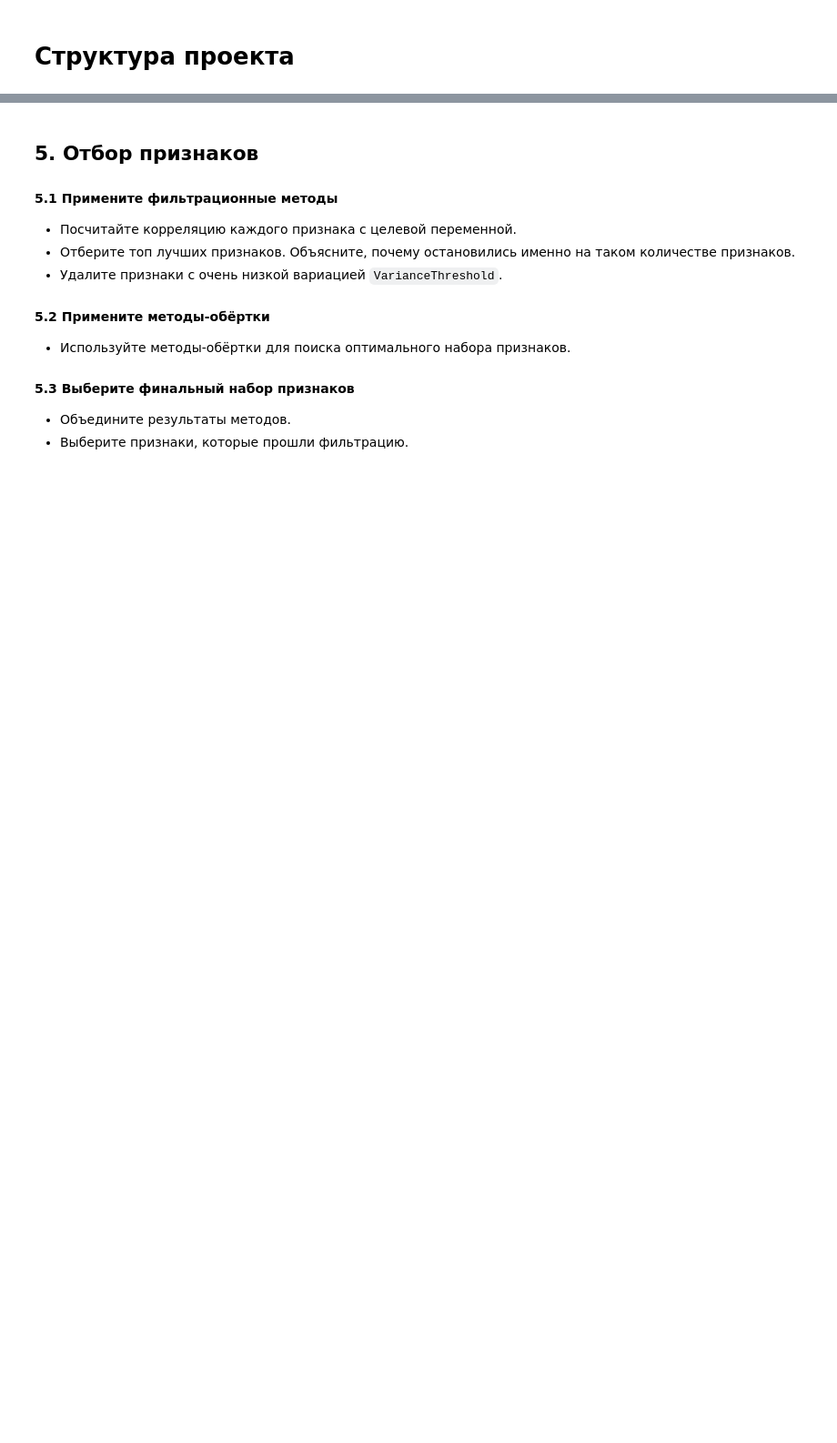
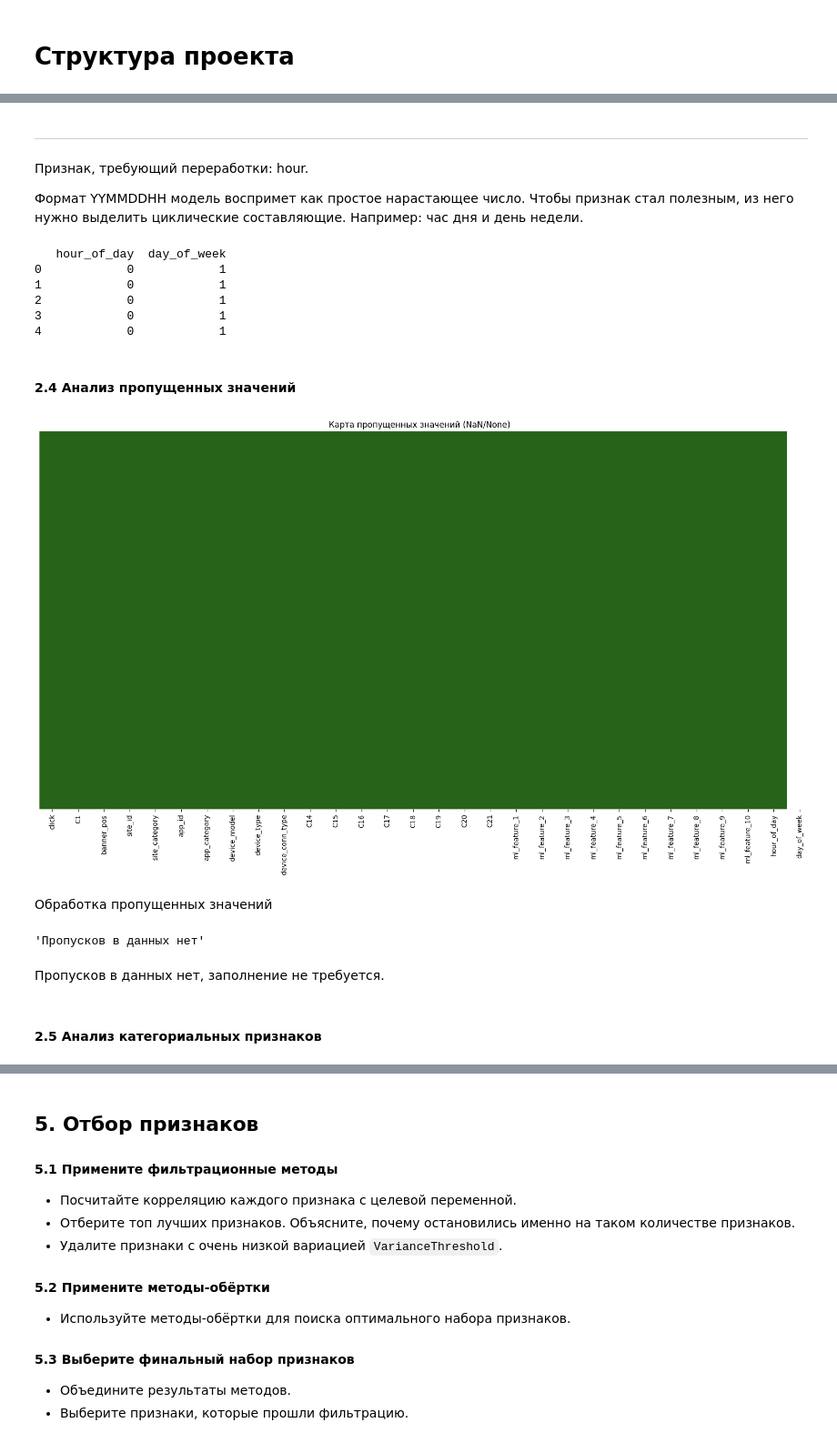
Before and after one commit to KatsayArtemDev/ml, a Jupyter notebook: classification/advandex_click/advandex_click_predictor.ipynb, the cells around one changed output, grey strips where cells are left out. Shown at 91% size. Drawn from its saved outputs; the diff is of its cells as text; code cells hidden in the pictures; blank space fills up the shorter version.

```diff
--- a/classification/advandex_click/advandex_click_predictor.ipynb
+++ b/classification/advandex_click/advandex_click_predictor.ipynb
@@ -60,0 +378,7 @@
+# %%
+df = original_df.copy()
+
+def remove_useless_cols(df):
+    return df.drop(columns=['id', 'site_domain', 'app_domain', 'device_id', 'device_ip'])
+
+df = remove_useless_cols(df)
@@ -60,0 +389,4 @@
+# %%
+print('Число явных дубликатов:', df.duplicated().sum())
+
+df = df.drop_duplicates()
@@ -60,0 +399,59 @@
+# %%
+df_eda = df.copy()
+# %% [markdown]
+---
+# %% [markdown]
+Признак, требующий переработки: hour.
+
+Формат YYMMDDHH модель воспримет как простое нарастающее число. Чтобы признак стал полезным, из него нужно выделить циклические составляющие. Например: час дня и день недели.
+# %%
+df_eda['datetime'] = pd.to_datetime(df_eda['hour'], format='%y%m%d%H')
+
+df_eda['hour_of_day'] = df_eda['datetime'].dt.hour
+df_eda['day_of_week'] = df_eda['datetime'].dt.dayofweek
+
+df_eda = df_eda.drop(columns=['hour', 'datetime'])
+
+print(df_eda[['hour_of_day', 'day_of_week']].head())
+# %% [output]
+   hour_of_day  day_of_week
+0            0            1
+1            0            1
+2            0            1
+3            0            1
+4            0            1
+# %% [markdown]
+#### 2.4 Анализ пропущенных значений
+# %%
+fig, ax = plt.subplots(figsize=(20,10))
+sns.heatmap(df.isna().astype(int), yticklabels=False, cbar=False, cmap='PiYG_r', xticklabels=df_eda.columns)
+
+plt.title("Карта пропущенных значений (NaN/None)")
+plt.show()
+# %% [output]
+[figure, added]
+# %% [markdown]
+Обработка пропущенных значений
+# %%
+def show_missing_stats(df):
+    missing_stats = pd.DataFrame({
+        'Кол-во пропусков': df.isna().sum(),
+        'Доля пропусков': df.isna().mean() * 100
+    })
+    missing_stats = missing_stats[missing_stats['Кол-во пропусков'] > 0]
+
+    if missing_stats.empty:
+        return "Пропусков в данных нет"
+
+    return missing_stats \
+            .sort_values(by='Кол-во пропусков', ascending=False) \
+            .style.format({'Доля пропусков': '{:.2f}%'}) \
+            .background_gradient(cmap='coolwarm')
+
+show_missing_stats(df_eda)
+# %% [output]
+'Пропусков в данных нет'
+# %% [markdown]
+Пропусков в данных нет, заполнение не требуется.
+# %% [markdown]
+#### 2.5 Анализ категориальных признаков
```
Also changed, not shown: parts of 79 cells of this notebook, 2 other files.
